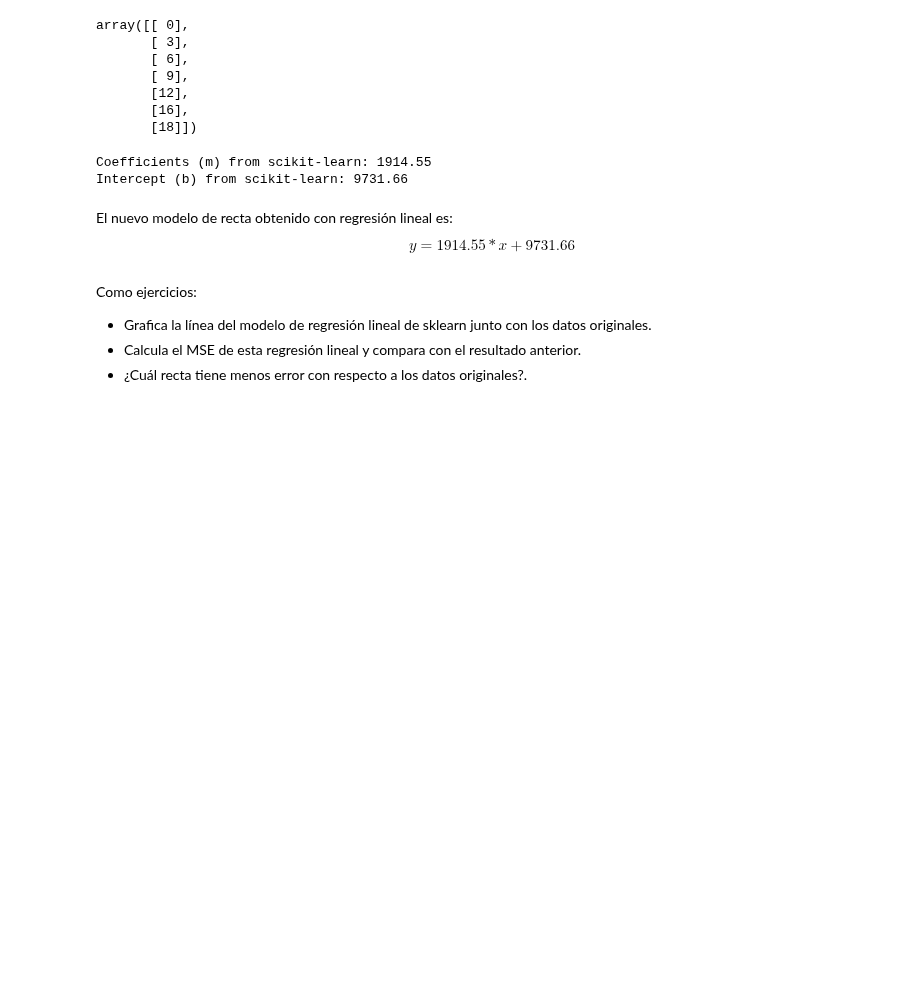
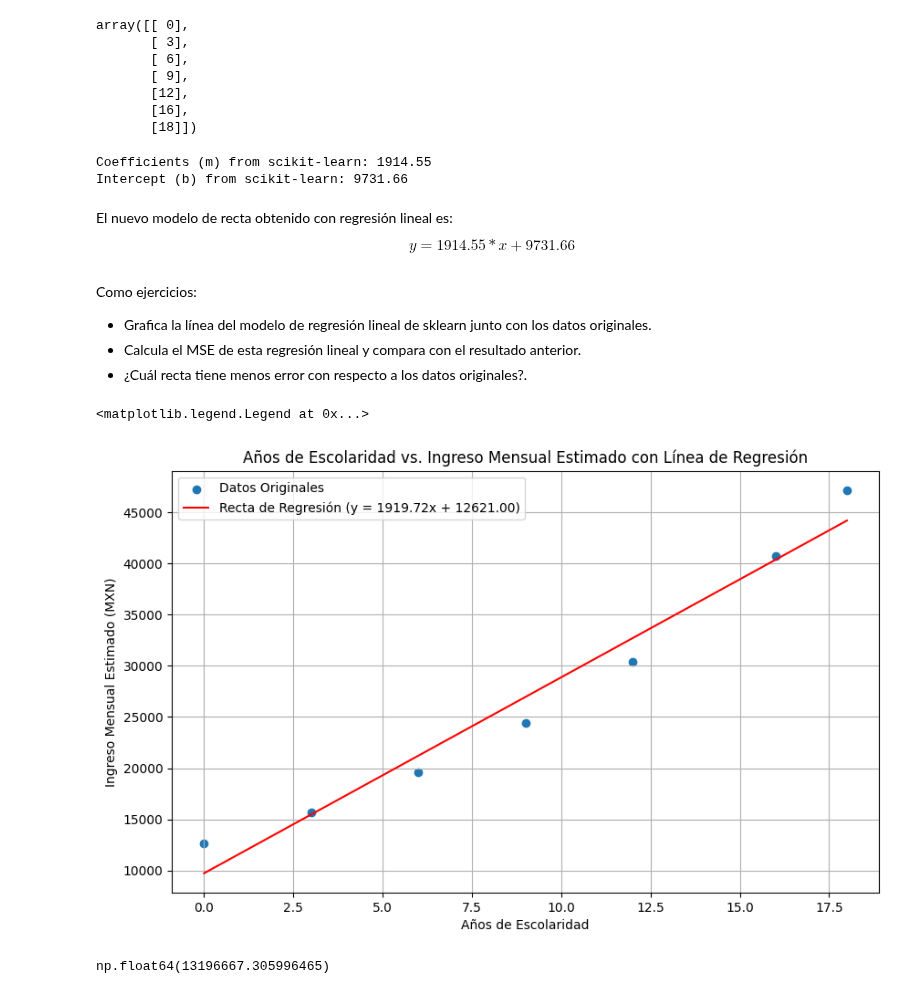
Before and after one commit to Ivon110/Mineria-de-Datos, a Jupyter notebook: mineriacolab1.ipynb, the cells around one changed output. Saved outputs shown, nothing was run; the diff lists cells and outputs as text; code cells hidden in the pictures; blank space fills up the shorter version.

```diff
--- a/mineriacolab1.ipynb
+++ b/mineriacolab1.ipynb
@@ -816,3 +816,39 @@ Como ejercicios:
 *   Grafica la línea del modelo de regresión lineal de sklearn junto con los datos originales.
 *   Calcula el MSE de esta regresión lineal y compara con el resultado anterior.
 *   ¿Cuál recta tiene menos error con respecto a los datos originales?.
+# %%
+import matplotlib.pyplot as plt
+
+# Calcular los valores y de la recta utilizando m y b
+linea_ingreso_estimado_new_plot = m_sklearn * anios_escolaridad + b_sklearn
+
+plt.figure(figsize=(10, 6))
+plt.scatter(anios_escolaridad, ingreso_mensual_estimado_mx, label='Datos Originales')
+plt.plot(anios_escolaridad, linea_ingreso_estimado_new_plot, color='red',
+         label=f'Recta de Regresión (y = {m:.2f}x + {b:.2f})')
+plt.title('Años de Escolaridad vs. Ingreso Mensual Estimado con Línea de Regresión')
+plt.xlabel('Años de Escolaridad')
+plt.ylabel('Ingreso Mensual Estimado (MXN)')
+plt.grid(True)
+plt.legend()
+# %% [output]
+<matplotlib.legend.Legend at 0x...>
+[figure, added]
+# %%
+# 1. Calcular los valores predichos (y_pred) usando la ecuación de la recta
+y_pred = m * anios_escolaridad + b
+y_pred
+# 2. Calcular los errores (residuales): la diferencia entre los valores reales y los predichos
+errores = ingreso_mensual_estimado_mx - y_pred
+errores
+# 3. Elevar al cuadrado cada error
+errores_cuadrados = errores**2
+errores_cuadrados
+# 4. Sumar los errores cuadrados
+suma_errores_cuadrados = np.sum(errores_cuadrados)
+suma_errores_cuadrados
+# 5. Dividir la suma de los errores cuadrados por el número de puntos para obtener el MSE
+mse = suma_errores_cuadrados / len(anios_escolaridad)
+mse
+# %% [output]
+np.float64(13196667.305996465)
```
